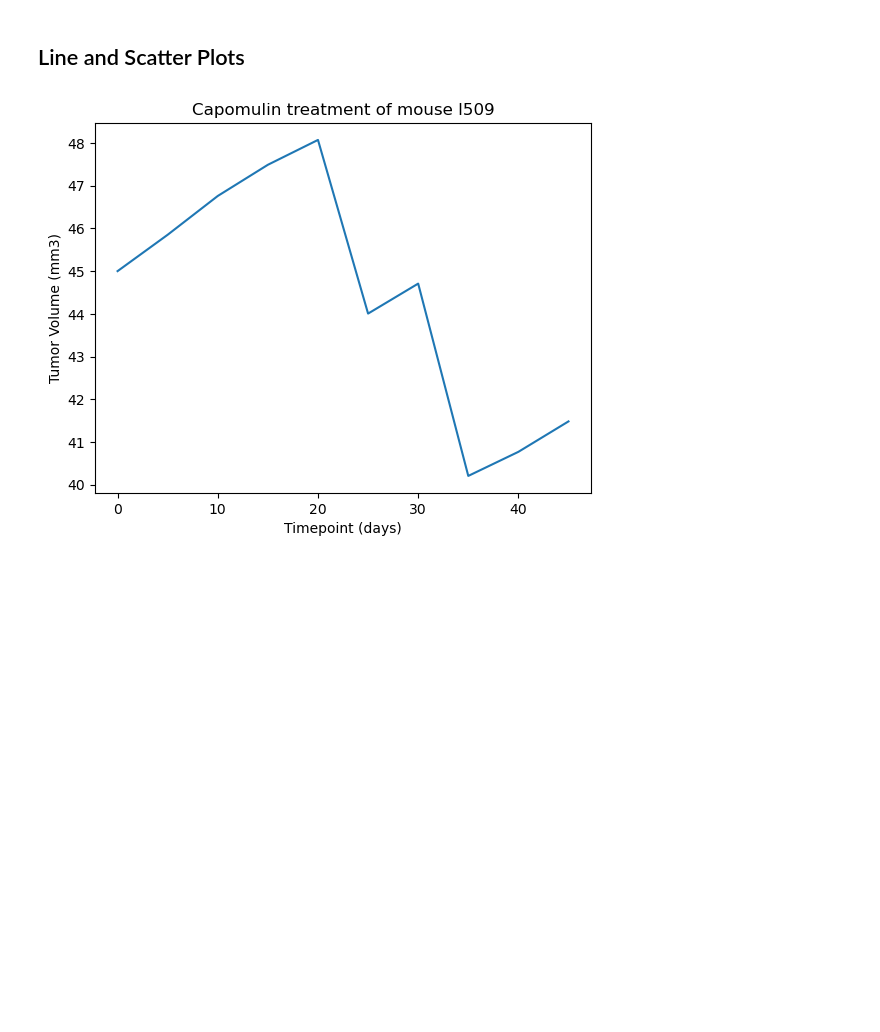
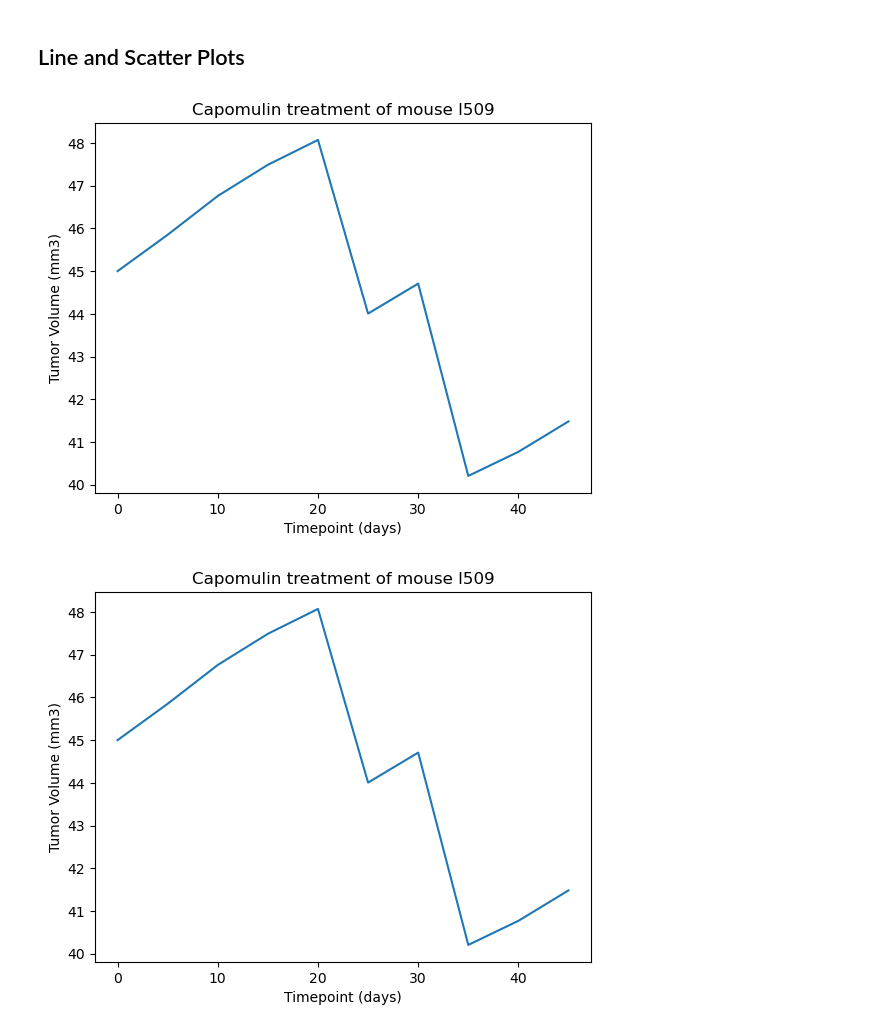
Before and after one commit to vt-bekah/research_study_analysis, a Jupyter notebook: pymaceuticals2.ipynb, the cells around one changed output. Cells and saved outputs as stored; diff of their text form; code cells hidden in the pictures; blank space fills up the shorter version.

```diff
--- a/pymaceuticals2.ipynb
+++ b/pymaceuticals2.ipynb
@@ -246,6 +294,13 @@ Ceftamin's potential outliers: Series([], Name: Tumor Volume (mm3), dtype: float
 [figure]
 # %% [markdown]
 ## Line and Scatter Plots
+# %%
+# For mouse l509 treated by Capomulin, create a line plot of tumor volume vs. time point
+l509 = results_no_dup.loc[(results_no_dup["Mouse ID"]=="l509"), :]
+l509.plot.line(x="Timepoint", y="Tumor Volume (mm3)", xlabel="Timepoint (days)", ylabel="Tumor Volume (mm3)", title="Capomulin treatment of mouse l509", legend=None)
+plt.show()
+# %% [output]
+[figure, added]
 # %%
 # Generate a line plot of tumor volume vs. time point for a single mouse treated with Capomulin
 # %% [output]
```
Also changed, not shown: parts of 9 cells of this notebook, 4 other files.
